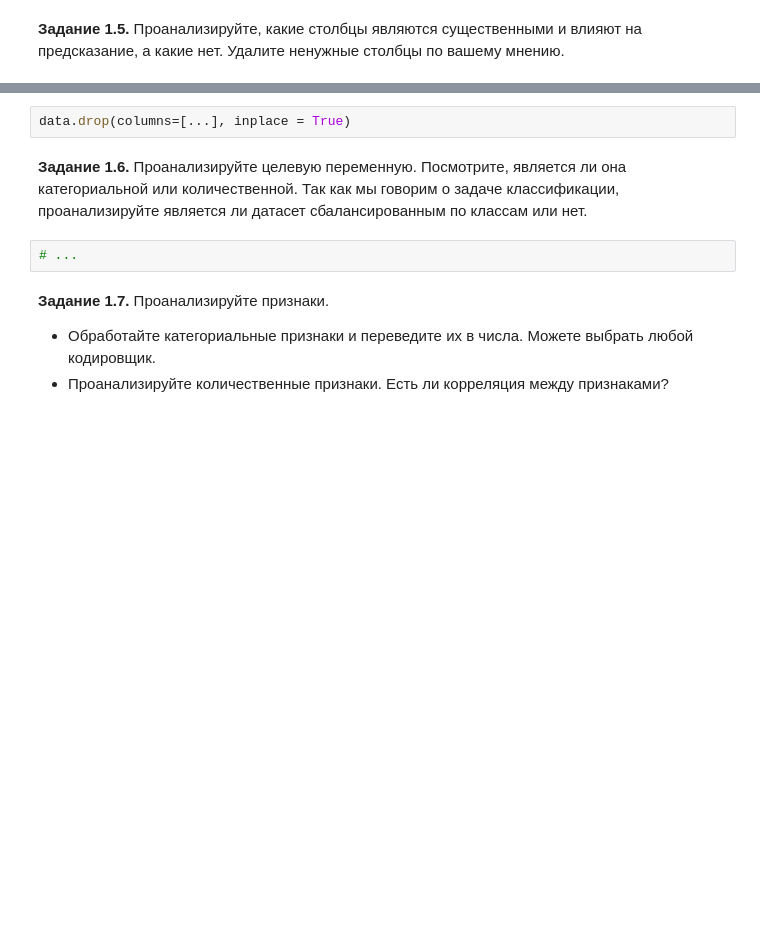
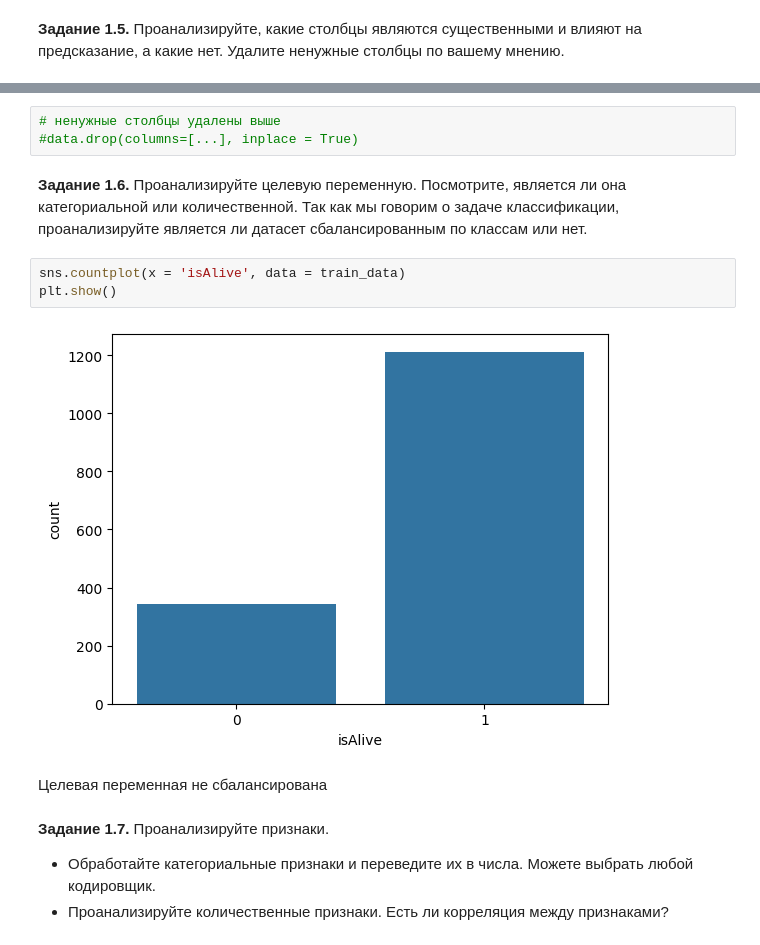
Before and after one commit to Lindemann-S/DLS2025, a Jupyter notebook: week_01_ml_intro/Homework/hw_1_game_of_thrones.ipynb, the cells around one changed output, grey strips where cells are left out. Saved outputs shown, nothing was run; the diff lists cells and outputs as text; blank space fills up the shorter version.

```diff
--- a/week_01_ml_intro/Homework/hw_1_game_of_thrones.ipynb
+++ b/week_01_ml_intro/Homework/hw_1_game_of_thrones.ipynb
@@ -418,9 +553,15 @@ cult = {
 # %%
-data.drop(columns=[...], inplace = True)
+# ненужные столбцы удалены выше
+#data.drop(columns=[...], inplace = True)
 # %% [markdown]
 **Задание 1.6.** Проанализируйте целевую переменную. Посмотрите, является ли она категориальной или количественной. Так как мы говорим о задаче классификации, проанализируйте является ли датасет сбалансированным по классам или нет.
-# %%
-# ...
+# %%
+sns.countplot(x = 'isAlive', data = train_data)
+plt.show()
+# %% [output]
+[figure, added]
+# %% [markdown]
+Целевая переменная не сбалансирована
 # %% [markdown]
 **Задание 1.7.** Проанализируйте признаки.
   * Обработайте категориальные признаки и переведите их в числа. Можете выбрать любой кодировщик.
```
Also changed, not shown: parts of 21 cells of this notebook.
